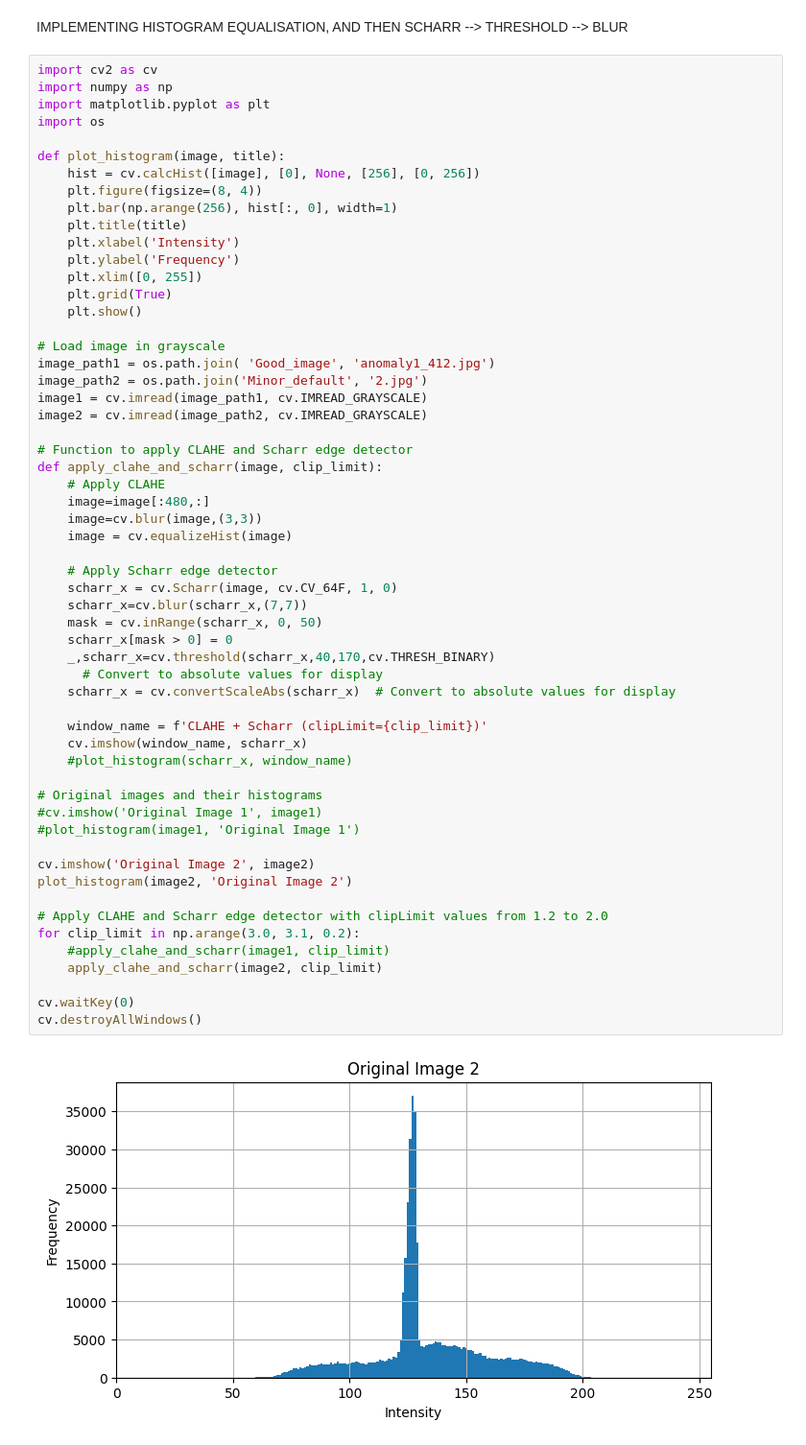
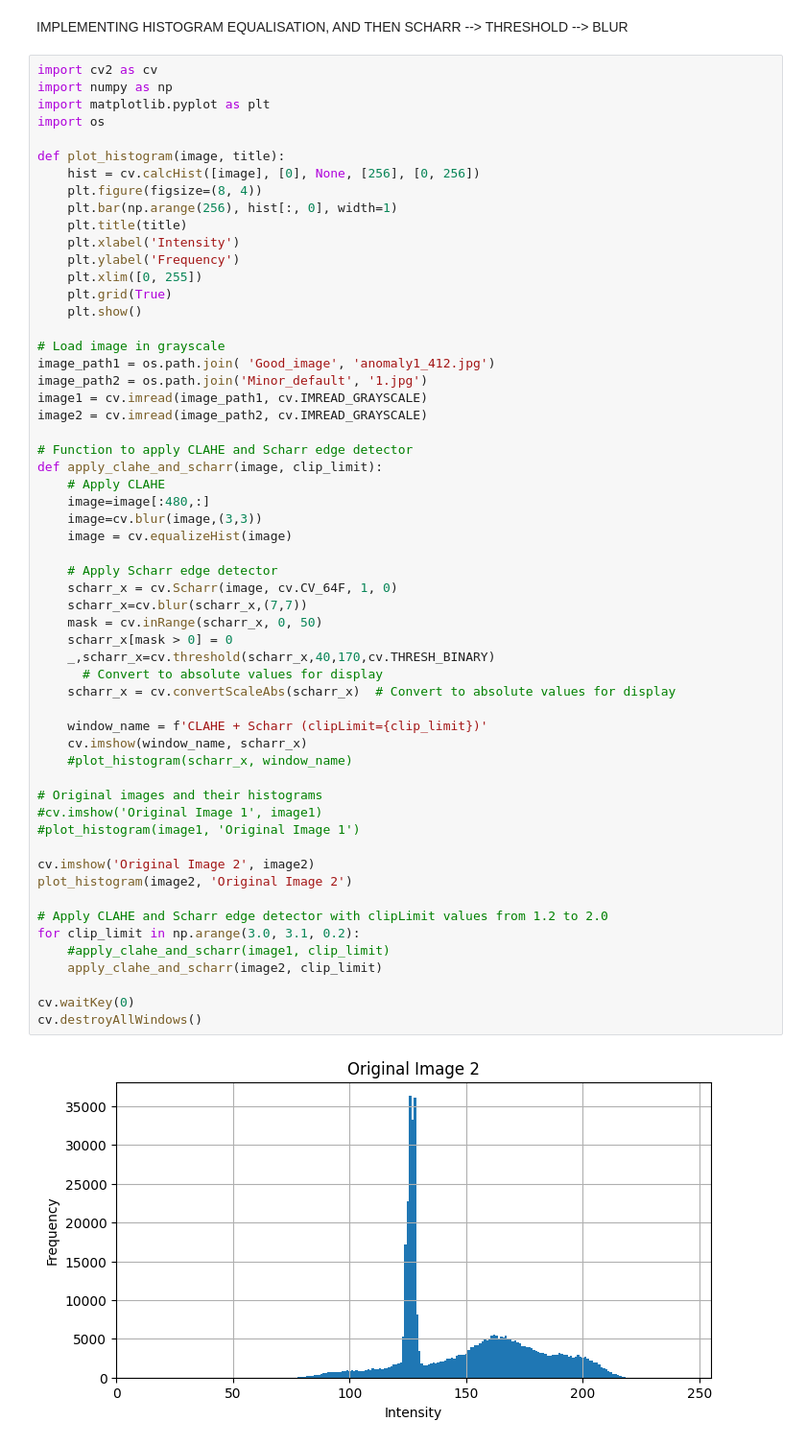
Before and after one commit to adityagupta-apg/knitsmart, a Jupyter notebook: practice.ipynb, the cells around one changed output. Shown at 96% size. Drawn from its saved outputs; the diff is of its cells as text.

```diff
--- a/practice.ipynb
+++ b/practice.ipynb
@@ -927,7 +922,7 @@ def plot_histogram(image, title):
 
 # Load image in grayscale
 image_path1 = os.path.join( 'Good_image', 'anomaly1_412.jpg')
-image_path2 = os.path.join('Minor_default', '2.jpg')
+image_path2 = os.path.join('Minor_default', '1.jpg')
 image1 = cv.imread(image_path1, cv.IMREAD_GRAYSCALE)
 image2 = cv.imread(image_path2, cv.IMREAD_GRAYSCALE)
 
@@ -939,31 +934,31 @@ def apply_clahe_and_scharr(image, clip_limit):
     image = cv.equalizeHist(image)
 
     # Apply Scharr edge detector
     scharr_x = cv.Scharr(image, cv.CV_64F, 1, 0)
     scharr_x=cv.blur(scharr_x,(7,7))
     mask = cv.inRange(scharr_x, 0, 50)
     scharr_x[mask > 0] = 0
     _,scharr_x=cv.threshold(scharr_x,40,170,cv.THRESH_BINARY)
       # Convert to absolute values for display
     scharr_x = cv.convertScaleAbs(scharr_x)  # Convert to absolute values for display
 
     window_name = f'CLAHE + Scharr (clipLimit={clip_limit})'
     cv.imshow(window_name, scharr_x)
     #plot_histogram(scharr_x, window_name)
 
 # Original images and their histograms
 #cv.imshow('Original Image 1', image1)
 #plot_histogram(image1, 'Original Image 1')
 
 cv.imshow('Original Image 2', image2)
 plot_histogram(image2, 'Original Image 2')
 
 # Apply CLAHE and Scharr edge detector with clipLimit values from 1.2 to 2.0
 for clip_limit in np.arange(3.0, 3.1, 0.2):
     #apply_clahe_and_scharr(image1, clip_limit)
     apply_clahe_and_scharr(image2, clip_limit)
 
 cv.waitKey(0)
 cv.destroyAllWindows()
 # %% [output]
-[figure, old version]
+[figure, new version]
```
Also changed, not shown: parts of 2 cells of this notebook.
